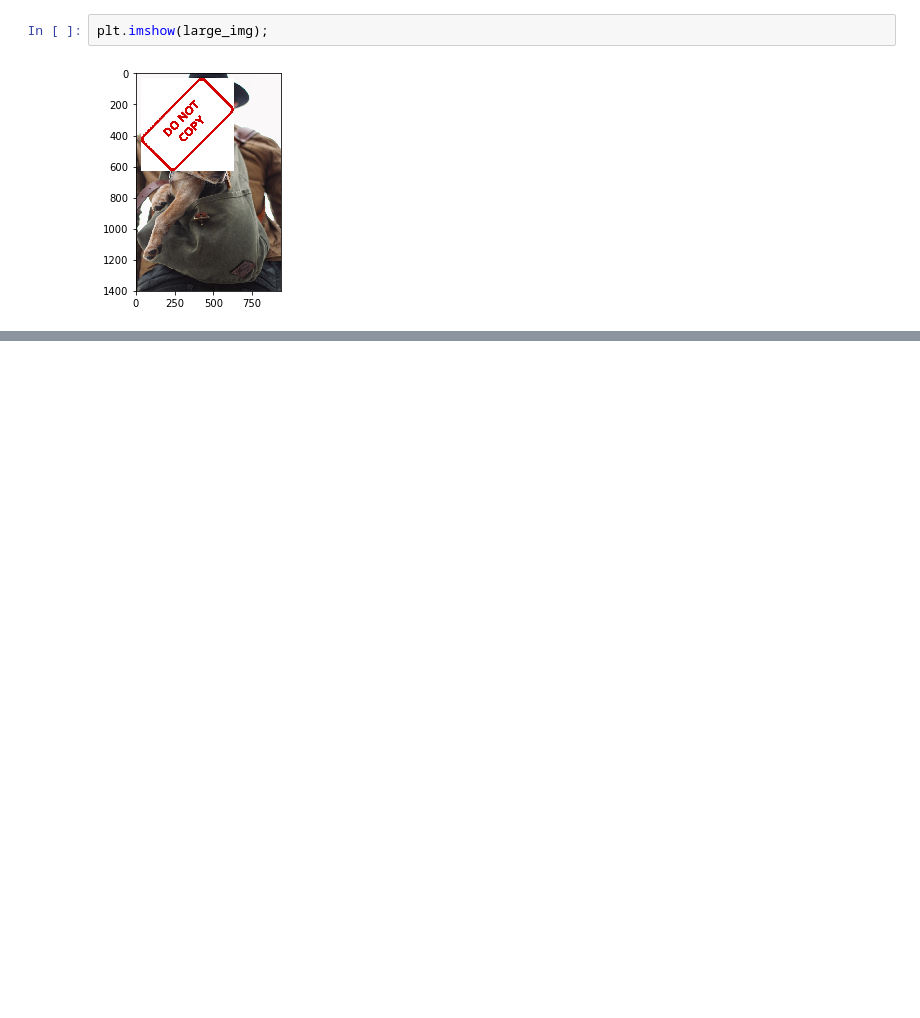
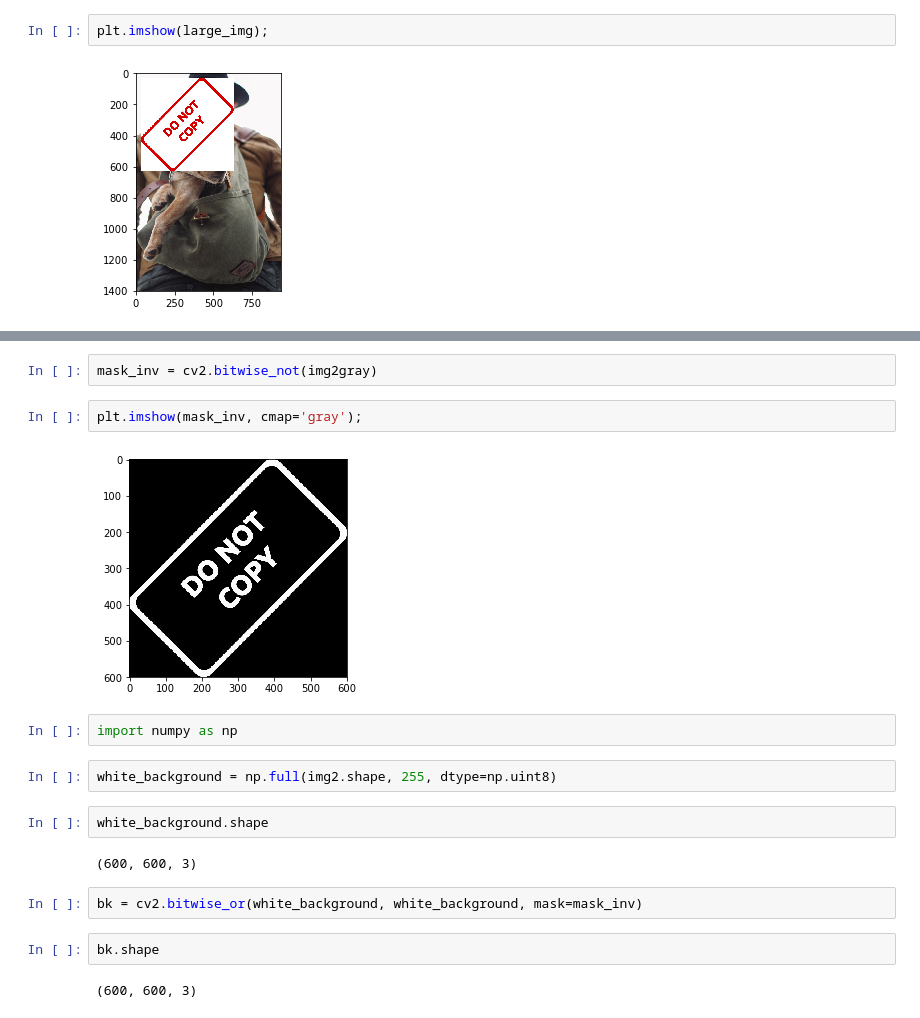
Before and after one commit to Dancan1998/Computer-Vision-Basics, a Jupyter notebook: Blending&PastingImages.ipynb, the cells around one changed output, grey strips where cells are left out. Saved outputs shown, nothing was run; the diff lists cells and outputs as text; blank space fills up the shorter version.

```diff
--- a/Blending&PastingImages.ipynb
+++ b/Blending&PastingImages.ipynb
@@ -58,0 +94,20 @@ plt.imshow(large_img);
+# %%
+mask_inv = cv2.bitwise_not(img2gray)
+# %%
+plt.imshow(mask_inv, cmap='gray');
+# %% [output]
+[figure, added]
+# %%
+import numpy as np
+# %%
+white_background = np.full(img2.shape, 255, dtype=np.uint8)
+# %%
+white_background.shape
+# %% [output]
+(600, 600, 3)
+# %%
+bk = cv2.bitwise_or(white_background, white_background, mask=mask_inv)
+# %%
+bk.shape
+# %% [output]
+(600, 600, 3)
```
Also changed, not shown: parts of 19 cells of this notebook.
